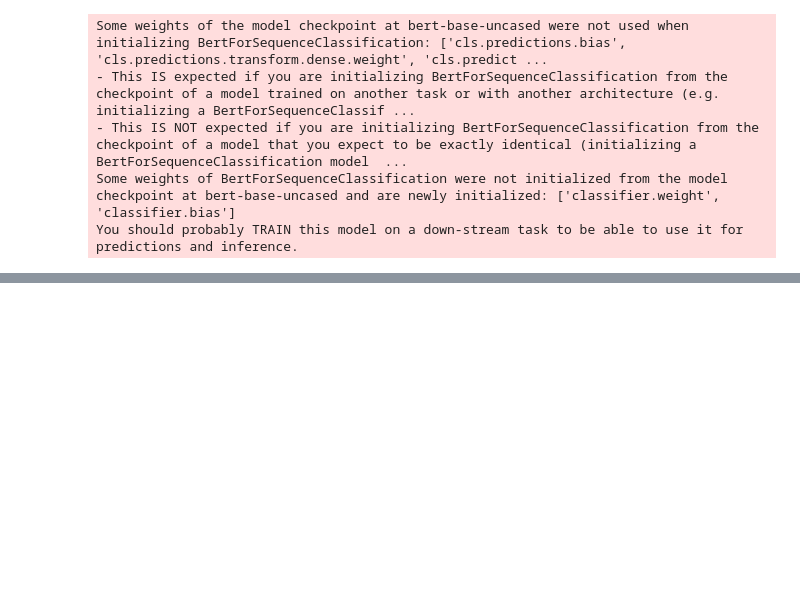
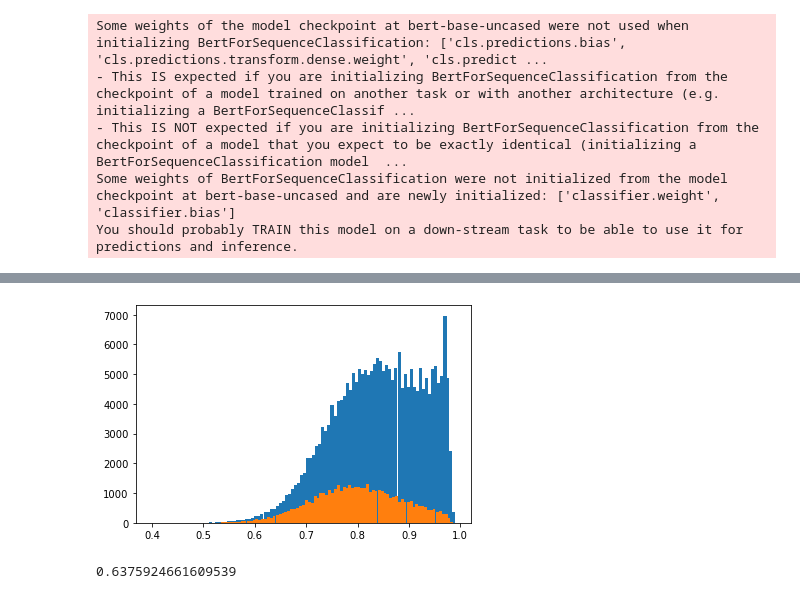
Before and after one commit to tennessejoyce/TitleWave, a Jupyter notebook: model_training/validation_plots.ipynb, the cells around one changed output, grey strips where cells are left out. Cells and saved outputs as stored; diff of their text form; code cells hidden in the pictures; blank space fills up the shorter version.

```diff
--- a/model_training/validation_plots.ipynb
+++ b/model_training/validation_plots.ipynb
@@ -62,0 +101,8 @@ roc_auc_score(labels, probs)
+# %%
+classifier_hyperparameters['learning_rate'] = 3e-5
+trainer = Trainer(model=model,
+                      args=get_train_args(**classifier_hyperparameters),
+                      data_collator=collate_fn,
+                      train_dataset=classifier_train,
+                      eval_dataset=classifier_val)
+trainer.train()
@@ -62,0 +113,2 @@ roc_auc_score(labels, probs)
+# %%
+results = trainer.predict(trainer.eval_dataset)
@@ -62,0 +117,14 @@ roc_auc_score(labels, probs)
+# %%
+bins = 100
+#probs = result.predictions[:,1]
+probs = softmax(results.predictions, axis=1)[:,1]
+labels = results.label_ids
+#plt.hist(probs, bins=bins);
+plt.hist(probs[labels==1], bins=bins);
+plt.hist(probs[labels==0], bins=bins);
+# %% [output]
+[figure, added]
+# %%
+roc_auc_score(labels, probs)
+# %% [output]
+0.6375924661609539
```
Also changed, not shown: parts of 24 cells of this notebook, 1 other file.
